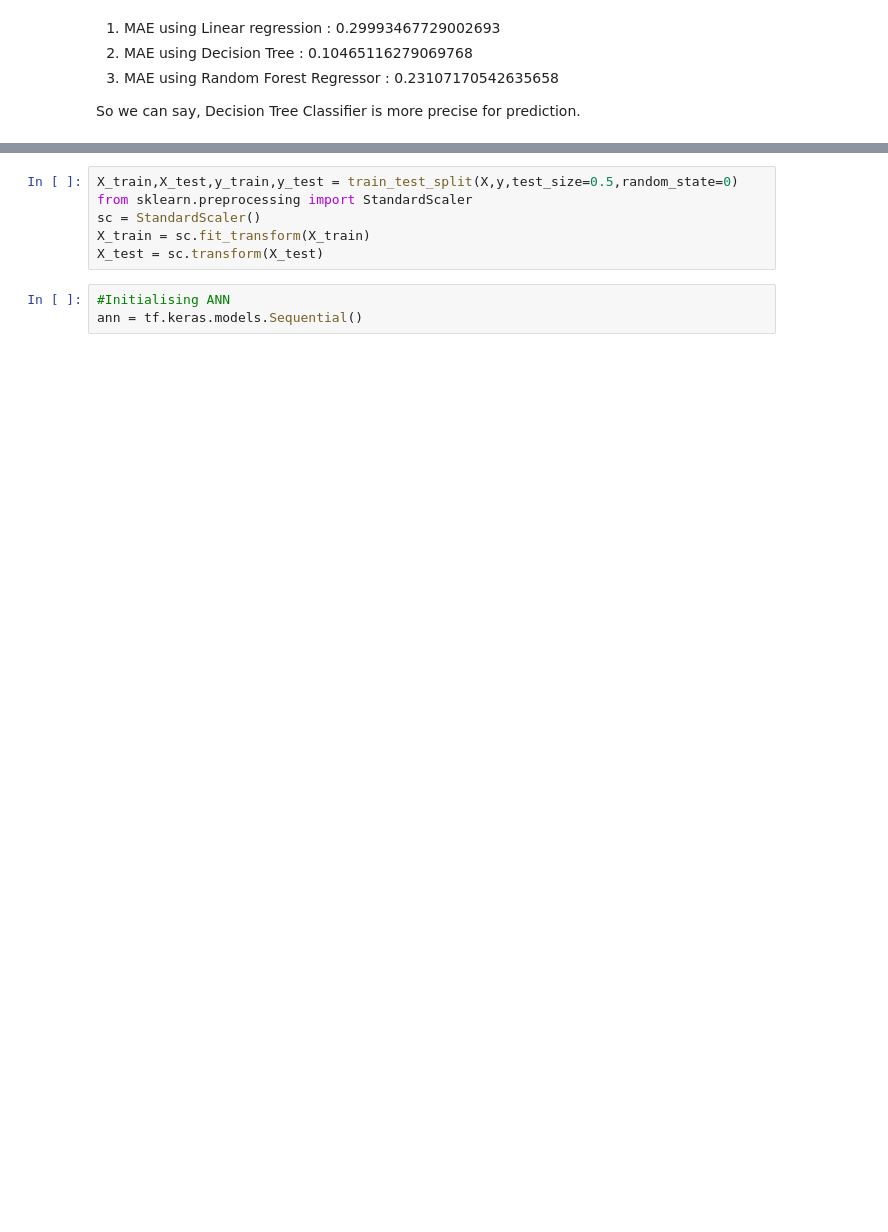
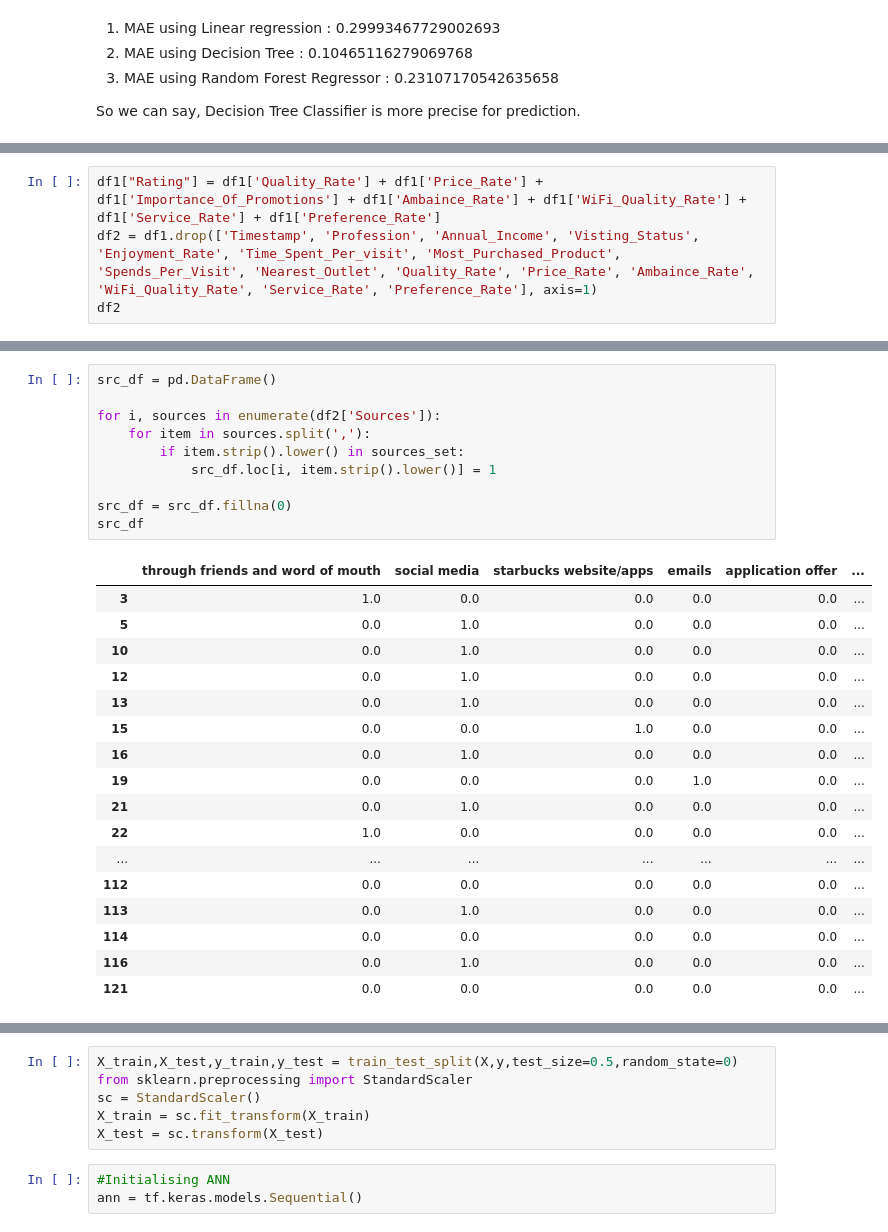
Before and after one commit to aryatalathi/Personalized-marketing-and-targeted-advertising, a Jupyter notebook: starbucks.ipynb, the cells around one changed output, grey strips where cells are left out. Saved outputs shown, nothing was run; the diff lists cells and outputs as text; blank space fills up the shorter version.

```diff
--- a/starbucks.ipynb
+++ b/starbucks.ipynb
@@ -428,0 +481,4 @@ en.corr()
+# %%
+df1["Rating"] = df1['Quality_Rate'] + df1['Price_Rate'] + df1['Importance_Of_Promotions'] + df1['Ambaince_Rate'] + df1['WiFi_Quality_Rate'] + df1['Service_Rate'] + df1['Preference_Rate']
+df2 = df1.drop(['Timestamp', 'Profession', 'Annual_Income', 'Visting_Status', 'Enjoyment_Rate', 'Time_Spent_Per_visit', 'Most_Purchased_Product', 'Spends_Per_Visit', 'Nearest_Outlet', 'Quality_Rate', 'Price_Rate', 'Ambaince_Rate', 'WiFi_Quality_Rate', 'Service_Rate', 'Preference_Rate'], axis=1)
+df2
@@ -428,0 +514,28 @@ en.corr()
+# %%
+src_df = pd.DataFrame()
+
+for i, sources in enumerate(df2['Sources']):
+    for item in sources.split(','):
+        if item.strip().lower() in sources_set:
+            src_df.loc[i, item.strip().lower()] = 1
+
+src_df = src_df.fillna(0)
+src_df
+# %% [output]
+|  | through friends and word of mouth | social media | starbucks website/apps | emails | application offer | ... |
+| 3 | 1.0 | 0.0 | 0.0 | 0.0 | 0.0 | ... |
+| 5 | 0.0 | 1.0 | 0.0 | 0.0 | 0.0 | ... |
+| 10 | 0.0 | 1.0 | 0.0 | 0.0 | 0.0 | ... |
+| 12 | 0.0 | 1.0 | 0.0 | 0.0 | 0.0 | ... |
+| 13 | 0.0 | 1.0 | 0.0 | 0.0 | 0.0 | ... |
+| 15 | 0.0 | 0.0 | 1.0 | 0.0 | 0.0 | ... |
+| 16 | 0.0 | 1.0 | 0.0 | 0.0 | 0.0 | ... |
+| 19 | 0.0 | 0.0 | 0.0 | 1.0 | 0.0 | ... |
+| 21 | 0.0 | 1.0 | 0.0 | 0.0 | 0.0 | ... |
+| 22 | 1.0 | 0.0 | 0.0 | 0.0 | 0.0 | ... |
+| ... | ... | ... | ... | ... | ... | ... |
+| 112 | 0.0 | 0.0 | 0.0 | 0.0 | 0.0 | ... |
+| 113 | 0.0 | 1.0 | 0.0 | 0.0 | 0.0 | ... |
+| 114 | 0.0 | 0.0 | 0.0 | 0.0 | 0.0 | ... |
+| 116 | 0.0 | 1.0 | 0.0 | 0.0 | 0.0 | ... |
+| 121 | 0.0 | 0.0 | 0.0 | 0.0 | 0.0 | ... |
```
Also changed, not shown: parts of 17 cells of this notebook.
